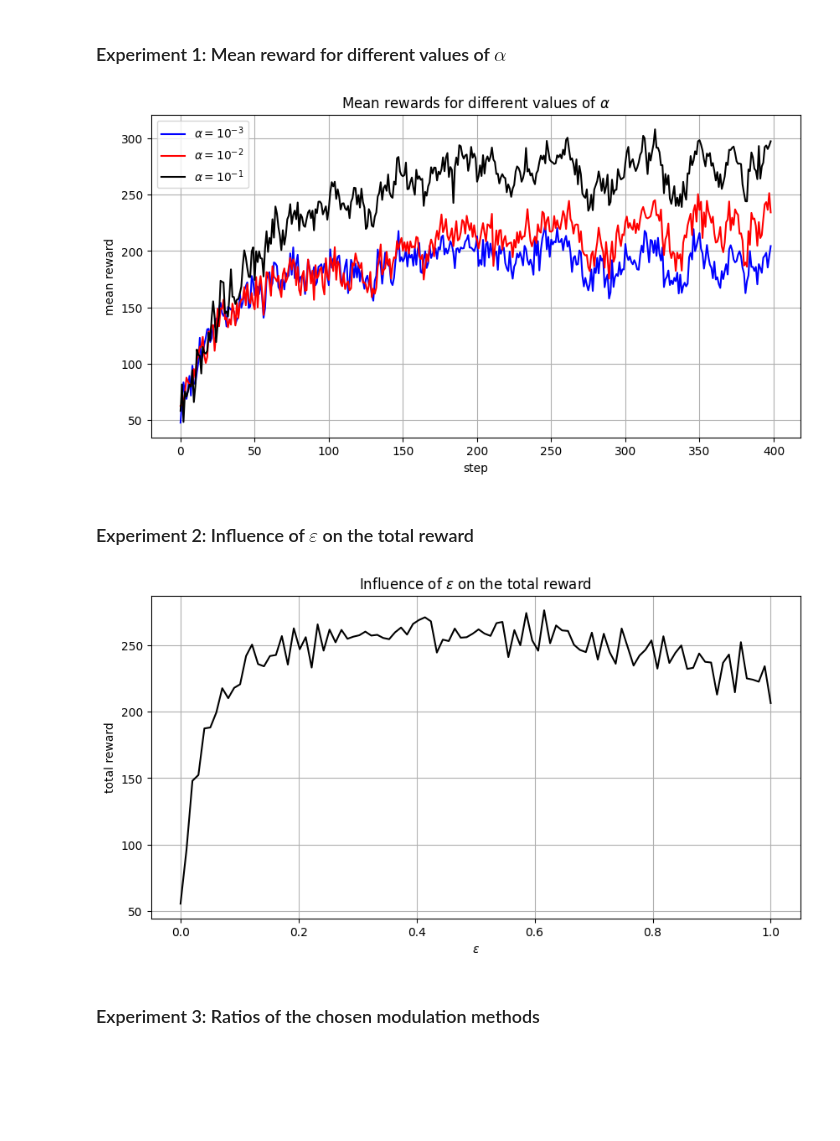
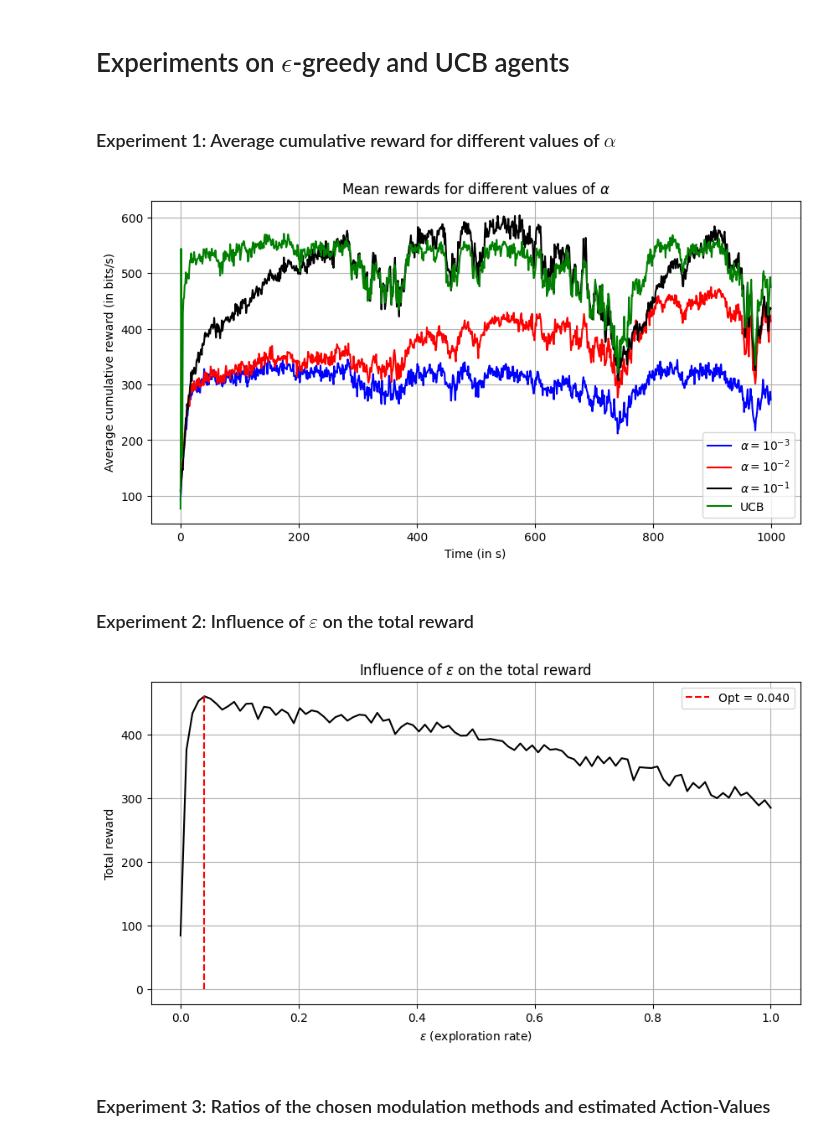
Before and after one commit to ThomasAussagues/uwa_reinforcement_learning, a Jupyter notebook: scenario_2.ipynb, the cells around one changed output. Drawn from its saved outputs; the diff is of its cells as text; code cells hidden in the pictures; blank space fills up the shorter version.

Commit message:
Updated figures

```diff
--- a/scenario_2.ipynb
+++ b/scenario_2.ipynb
@@ -20,6 +48,6 @@ def ar1_channel_power(P_avg_dB, sigma2_P_dB, tc, fs, D):
     for k in range(1, C_NWARM + N):
         Y[k] = phi*Y[k-1] + e[k]
 
-    P_dB = P_avg_dB + Y[C_NWARM + 1:]
+    P_dB = P_avg_dB + Y[C_NWARM:]
 
     return P_dB
@@ -34 +54,4 @@ P_dB = ar1_channel_power(P_avg_dB, sigma2_P_dB, tc, fs, D)
+# %%
+# Get the SNR trajectory
+v_snr = ar1_channel_power(C_SNR_DB, C_POWER_SPREAD, C_COHERENCE_S, C_SAMPLING_FREQ_HZ, C_T_MAX)
 # %%
@@ -68,3 +118,5 @@ bitrates = np.array([2520, 840, 360, 168])
+# %% [markdown]
+# Experiments on $\epsilon$-greedy and UCB agents
 # %%
 def train(n_iter, n_agents, alpha, eps, bitrates):
     k = bitrates.size
@@ -85,4 +138,4 @@ def train(n_iter, n_agents, alpha, eps, bitrates):
             rewards[t, agent] = reward
     return action_values, rewards, actions_chosen
 # %% [markdown]
-### Experiment 1: Mean reward for different values of $\alpha$
+### Experiment 1: Average cumulative reward for different values of $\alpha$
@@ -98,16 +142,30 @@ _, rewards3, _ = train(n_iter, n_agents, alpha[2], eps, bitrates)
+# %%
+## Epsilon-greedy agent
+# Epsilon value
+eps = 0.129
+# Alpha values
+alpha = [1e-3, 1e-2, 0.1]
+# Training
+rewards_eps_greedy_1, _, _ = train_agent_epsilon_greedy_non_stat(per_values, C_BITRATES_BITS_PER_S, C_N_AGENTS, int(C_T_MAX * C_SAMPLING_FREQ_HZ), eps, alpha[0])
+rewards_eps_greedy_2, _, _ = train_agent_epsilon_greedy_non_stat(per_values, C_BITRATES_BITS_PER_S, C_N_AGENTS, int(C_T_MAX * C_SAMPLING_FREQ_HZ), eps, alpha[1])
+rewards_eps_greedy_3, _, _ = train_agent_epsilon_greedy_non_stat(per_values, C_BITRATES_BITS_PER_S, C_N_AGENTS, int(C_T_MAX * C_SAMPLING_FREQ_HZ), eps, alpha[2])
+# %%
+## UCB agent
+rewards_ucb, action_values_ucb, action_counts_usb = train_ucb_agent_non_stat(per_values, C_BITRATES_BITS_PER_S, C_N_AGENTS, int(C_T_MAX * C_SAMPLING_FREQ_HZ), 2, C_LEARNING_RATE)
 # %%
 fig, ax = plt.subplots(figsize=(10, 5))
-ax.plot(np.mean(rewards1, axis=1), color='b', label=r'$\alpha=10^{-3}$')
-ax.plot(np.mean(rewards2, axis=1), color='r', label=r'$\alpha=10^{-2}$')
-ax.plot(np.mean(rewards3, axis=1), color='k', label=r'$\alpha=10^{-1}$')
+ax.plot(np.mean(rewards_eps_greedy_1, axis=1), color='b', label=r'$\alpha=10^{-3}$')
+ax.plot(np.mean(rewards_eps_greedy_2, axis=1), color='r', label=r'$\alpha=10^{-2}$')
+ax.plot(np.mean(rewards_eps_greedy_3, axis=1), color='k', label=r'$\alpha=10^{-1}$')
+ax.plot(np.mean(rewards_ucb, axis=1), color='g', label=r"UCB")
 ax.grid(True)
-ax.set_xlabel('step')
-ax.set_ylabel('mean reward')
+ax.set_xlabel('Time (in s)')
+ax.set_ylabel('Average cumulative reward (in bits/s)')
 ax.set_title(r'Mean rewards for different values of $\alpha$')
 ax.legend()
 plt.show()
 # %% [output]
-[figure, old version]
+[figure, new version]
 # %% [markdown]
 ### Experiment 2: Influence of $\varepsilon$ on the total reward
 # %%
@@ -121,12 +182,15 @@ for eps in eps_values:
 # %%
+# Plot the
 fig, ax = plt.subplots(figsize=(10, 5))
 ax.plot(eps_values, total_rewards, color='k')
+ax.plot([eps_opt, eps_opt], [0, np.max(total_rewards)], color = 'r', label = f"Opt = {eps_opt:.3f}", linestyle = "dashed")
 ax.grid(True)
-ax.set_xlabel(r'$\varepsilon$')
-ax.set_ylabel('total reward')
+ax.legend()
+ax.set_xlabel(r'$\varepsilon$ (exploration rate)')
+ax.set_ylabel('Total reward')
 ax.set_title(r'Influence of $\varepsilon$ on the total reward')
 plt.show()
 # %% [output]
-[figure, old version]
+[figure, new version]
 # %% [markdown]
-### Experiment 3: Ratios of the chosen modulation methods
+### Experiment 3: Ratios of the chosen modulation methods and estimated Action-Values
```
Also changed, not shown: parts of 21 cells of this notebook.
